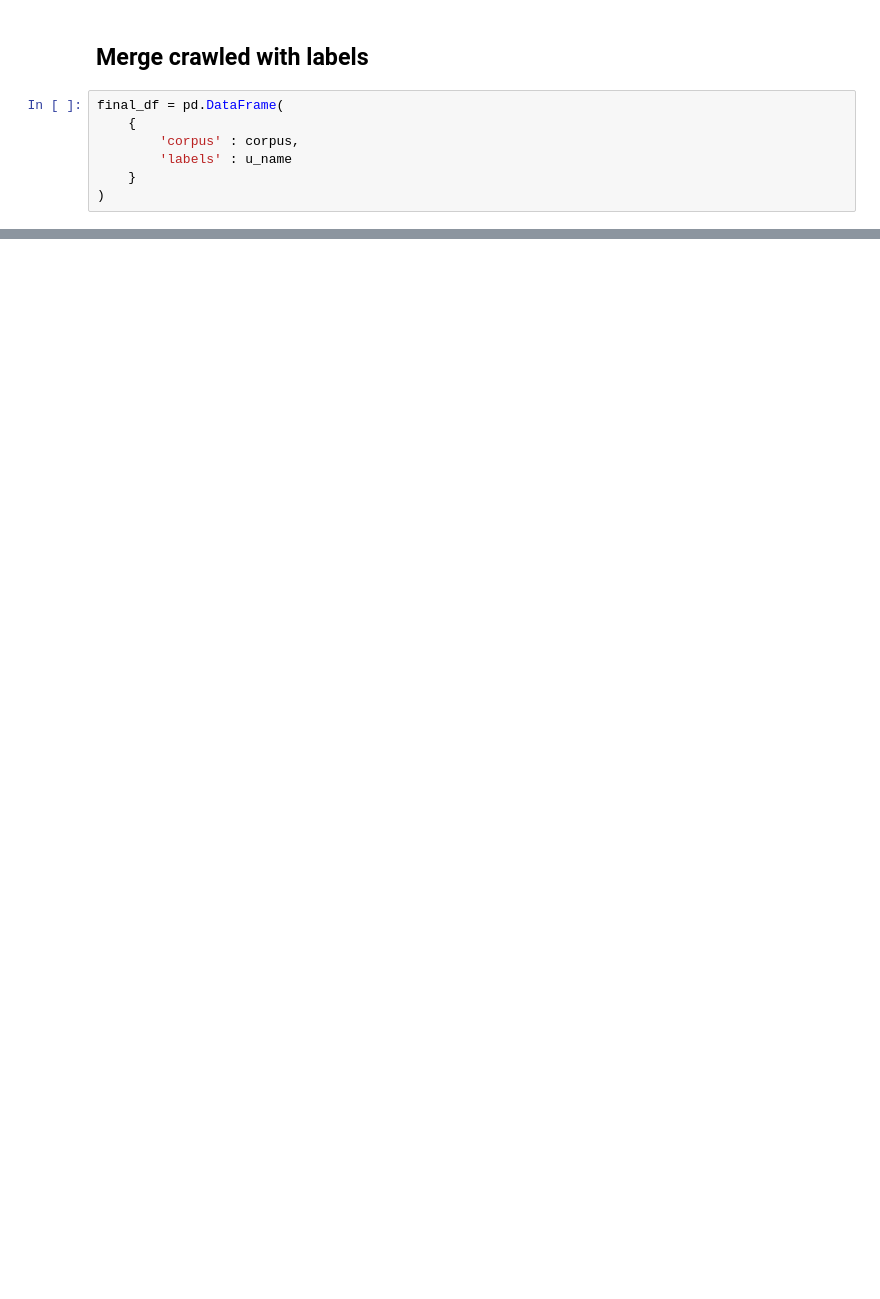
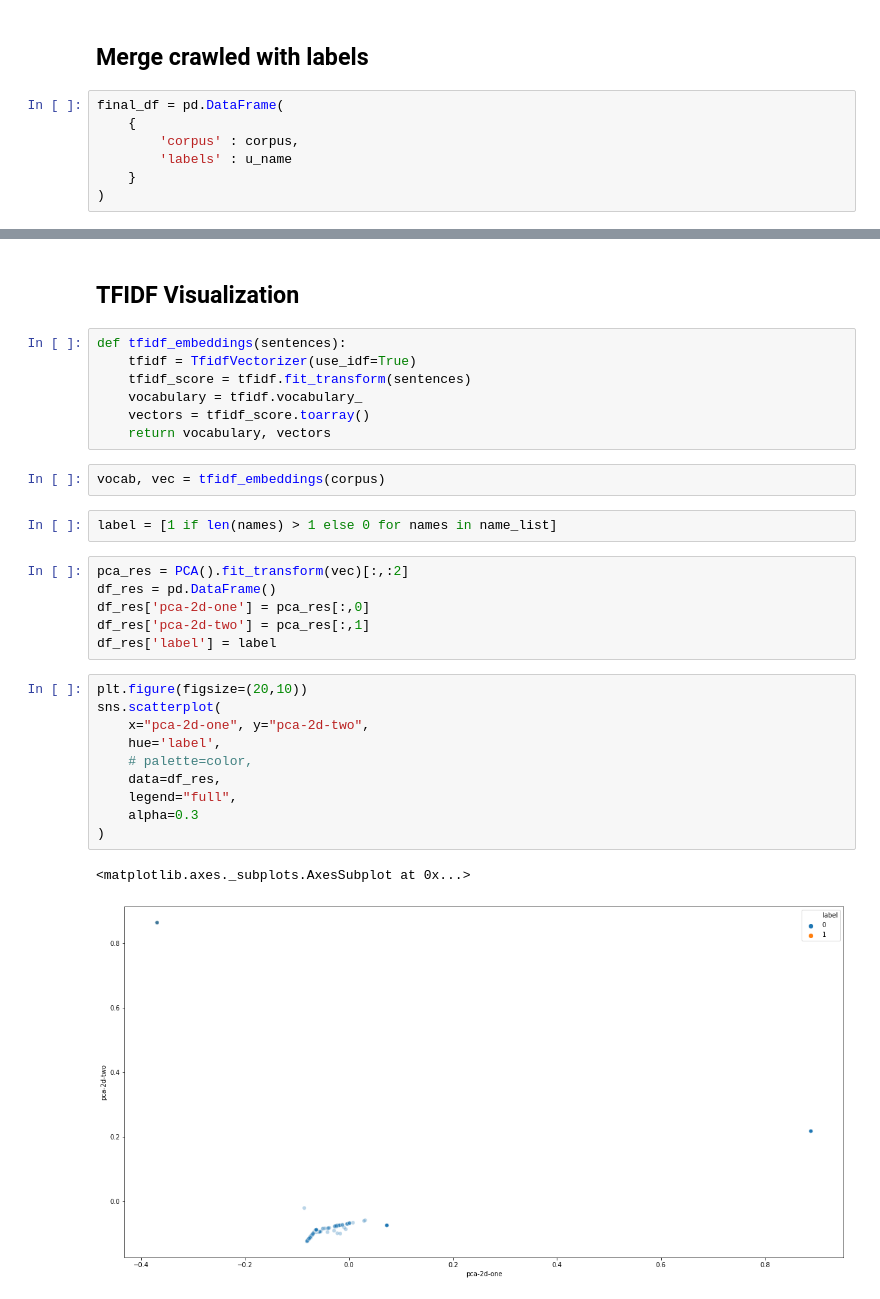
Before and after one commit to birdx0810/tbrain20_AML, a Jupyter notebook: stats.ipynb, the cells around one changed output, grey strips where cells are left out. Saved outputs shown, nothing was run; the diff lists cells and outputs as text; blank space fills up the shorter version.

Commit message:
Added TODO to README
Basic visualization code using SpaCy embeddings and TFIDF
Basic NER analysis

```diff
--- a/stats.ipynb
+++ b/stats.ipynb
@@ -123,0 +95,32 @@ print(len(pos_sentence_list))
+# %% [markdown]
+## TFIDF Visualization
+# %%
+def tfidf_embeddings(sentences):
+    tfidf = TfidfVectorizer(use_idf=True)
+    tfidf_score = tfidf.fit_transform(sentences)
+    vocabulary = tfidf.vocabulary_
+    vectors = tfidf_score.toarray()
+    return vocabulary, vectors
+# %%
+vocab, vec = tfidf_embeddings(corpus)
+# %%
+label = [1 if len(names) > 1 else 0 for names in name_list]
+# %%
+pca_res = PCA().fit_transform(vec)[:,:2]
+df_res = pd.DataFrame()
+df_res['pca-2d-one'] = pca_res[:,0]
+df_res['pca-2d-two'] = pca_res[:,1]
+df_res['label'] = label
+# %%
+plt.figure(figsize=(20,10))
+sns.scatterplot(
+    x="pca-2d-one", y="pca-2d-two",
+    hue='label',
+    # palette=color,
+    data=df_res,
+    legend="full",
+    alpha=0.3
+)
+# %% [output]
+<matplotlib.axes._subplots.AxesSubplot at 0x...>
+[figure, added]
```
Also changed, not shown: parts of 17 cells of this notebook, 4 other files.
